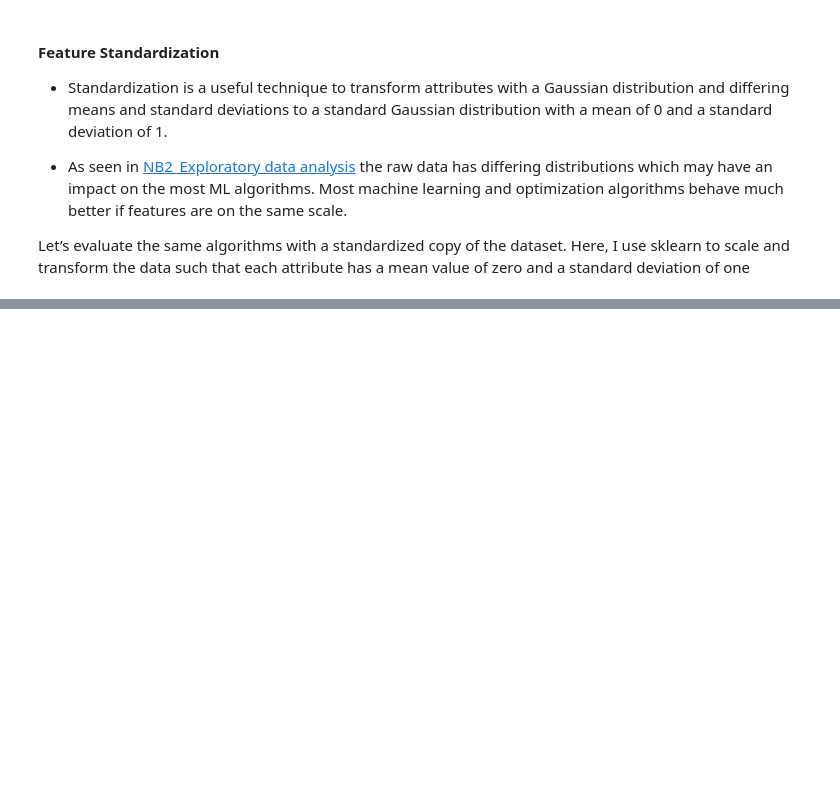
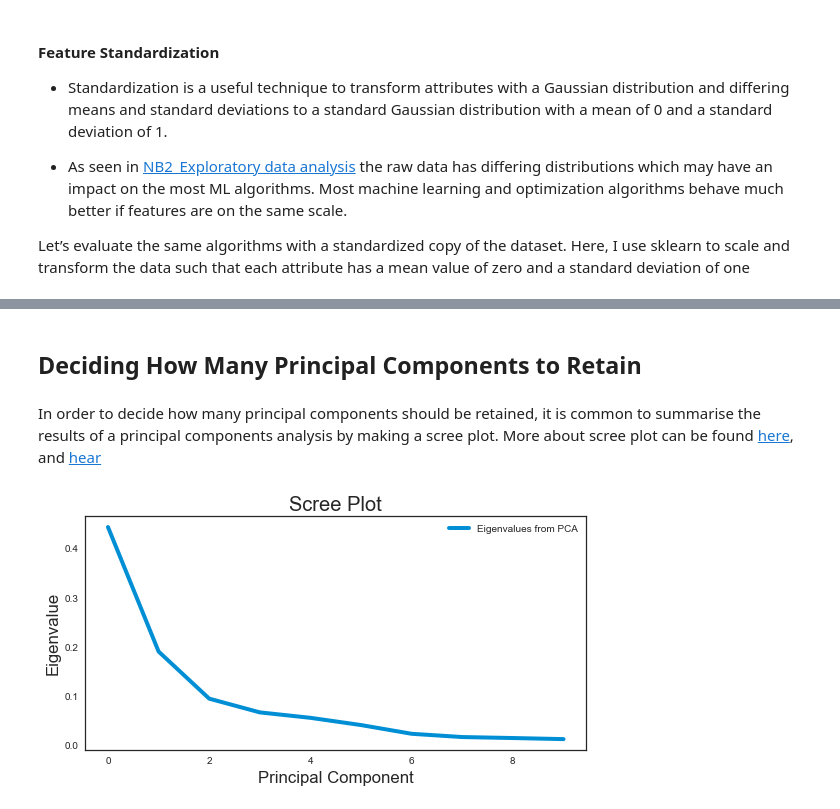
Before and after one commit to Jean-njoroge/Breast-cancer-risk-prediction, a Jupyter notebook: NB3_DataPreprocesing.ipynb, the cells around one changed output, grey strips where cells are left out. Saved outputs shown, nothing was run; the diff lists cells and outputs as text; code cells hidden in the pictures; blank space fills up the shorter version.

```diff
--- a/NB3_DataPreprocesing.ipynb
+++ b/NB3_DataPreprocesing.ipynb
@@ -128,0 +132,22 @@ plt.legend(['Malignant','Benign'])
+# %% [markdown]
+## Deciding How Many Principal Components to Retain
+# %% [markdown]
+In order to decide how many principal components should be retained, it is common to summarise the results of a principal components analysis by making a scree plot. More about scree plot can be found [here](http://python-for-multivariate-analysis.readthedocs.io/a_little_book_of_python_for_multivariate_analysis.html), and [hear](https://www.analyticsvidhya.com/blog/2016/03/practical-guide-principal-component-analysis-python/)
+# %%
+#The amount of variance that each PC explains
+var= pca.explained_variance_ratio_
+#Cumulative Variance explains
+#var1=np.cumsum(np.round(pca.explained_variance_ratio_, decimals=4)*100)
+#print(var1)
+
+plt.plot(var)
+plt.title('Scree Plot')
+plt.xlabel('Principal Component')
+plt.ylabel('Eigenvalue')
+
+leg = plt.legend(['Eigenvalues from PCA'], loc='best', borderpad=0.3,shadow=False,markerscale=0.4)
+leg.get_frame().set_alpha(0.4)
+leg.draggable(state=True)
+plt.show()
+# %% [output]
+[figure, added]
```
Also changed, not shown: parts of 11 cells of this notebook, 1 other file.
